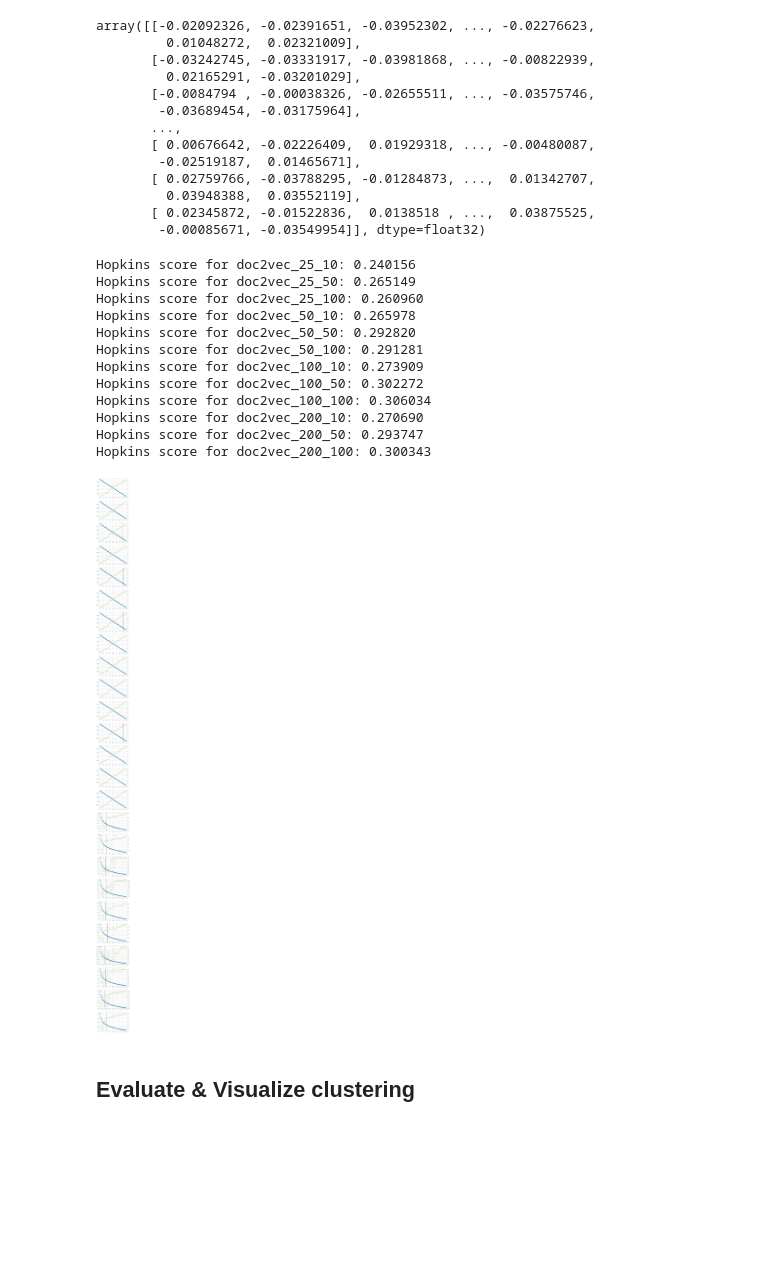
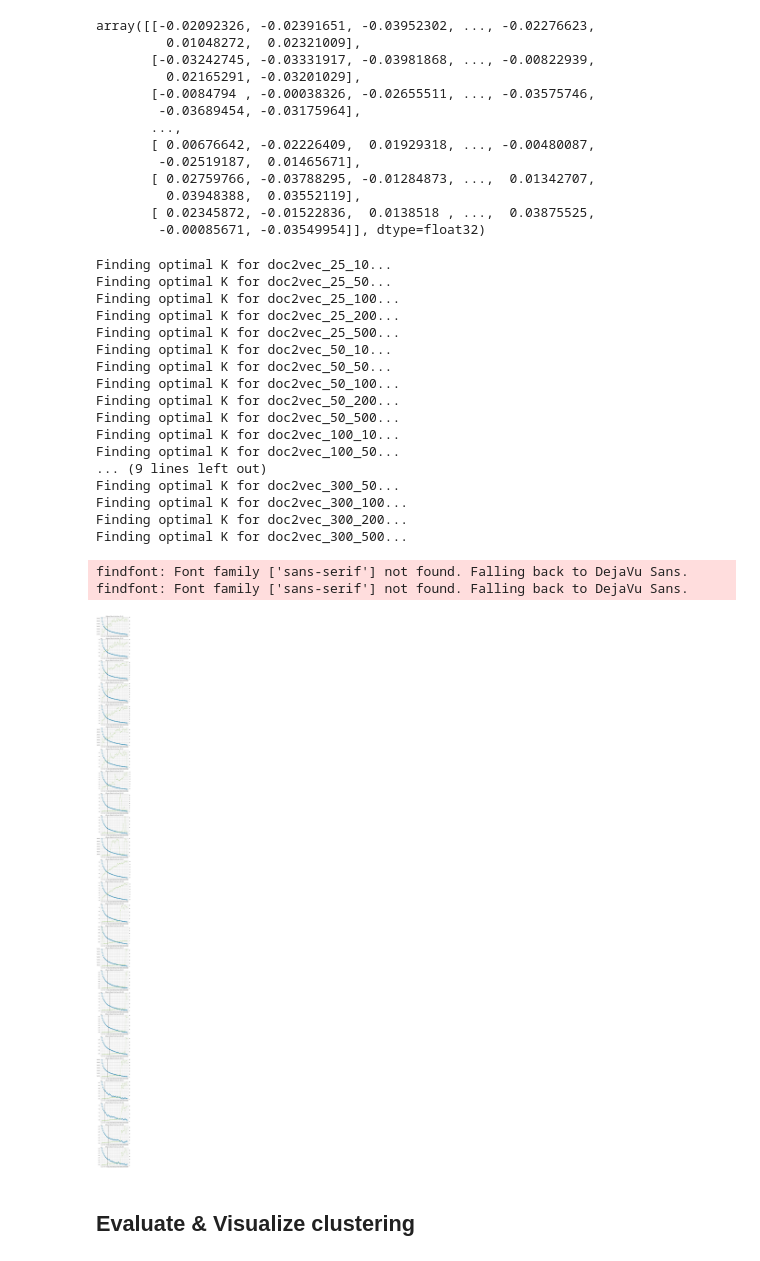
Before and after one commit to Fassty/mff, a Jupyter notebook: bachelor_thesis/notebooks/Interactive Clustering & Visualization.ipynb, the cells around one changed output. Drawn from its saved outputs; the diff is of its cells as text; code cells hidden in the pictures; blank space fills up the shorter version.

```diff
--- a/bachelor_thesis/notebooks/Interactive Clustering & Visualization.ipynb
+++ b/bachelor_thesis/notebooks/Interactive Clustering & Visualization.ipynb
@@ -126,0 +123,6 @@ Aplikace environmentálního účetnictví na mikroekonomické a makroekonomick
+# %%
+processed_data = cleaned_df.apply(' '.join, axis=1).astype(str)
+
+for transform in multisel_transforms.value:
+    processed_data = processed_data.apply(transforms[transform])
+    display_head(processed_data)
@@ -214,7 +234,7 @@ def vectorize_using_doc2vec(data):
     results = {}
     tagged_data = [TaggedDocument(words=sentence, tags=[index]) for sentence, index in zip(data, list(data.index))]
     for vs in [25, 50, 100, 200, 300]:
-        for ep in [10, 50, 100, 200, 500]:
+        for ep in [10, 50, 100, 200, 300]:
             vectorized = doc2vec_train(tagged_data, vs, ep)
             results[f'doc2vec_{vs}_{ep}'] = vectorized
     return results
@@ -324,30 +344,40 @@ def calc_hopkins_score(vector):
     print(f'Hopkins score for {name}: {hs:5f}')
 
 for name, vector in results.items():
+    if 'tf-idf' in name: continue
     calc_hopkins_score(vector)
-# %% [output]
-Hopkins score for doc2vec_25_10: 0.240156
-Hopkins score for doc2vec_25_50: 0.265149
-Hopkins score for doc2vec_25_100: 0.260960
-Hopkins score for doc2vec_50_10: 0.265978
-Hopkins score for doc2vec_50_50: 0.292820
-Hopkins score for doc2vec_50_100: 0.291281
-Hopkins score for doc2vec_100_10: 0.273909
-Hopkins score for doc2vec_100_50: 0.302272
-Hopkins score for doc2vec_100_100: 0.306034
-Hopkins score for doc2vec_200_10: 0.270690
-Hopkins score for doc2vec_200_50: 0.293747
-Hopkins score for doc2vec_200_100: 0.300343
 # %%
-fig, axes = plt.subplots(len(res), figsize=(6,120))
+fig, axes = plt.subplots(len(results), figsize=(6,120))
 
-for idx, (name, vector) in enumerate(res.items()):
+for idx, (name, vector) in enumerate(results.items()):
+    print(f'Finding optimal K for {name}...')
     cluster_using_kmeans(vector, axes[idx])
+    axes[idx].set_title(f'KMeans Elbow for {name}')
+    axes[idx].set_xticks(list(range(41)))
 
-plt.savefig('kmeans_elbow_all.png')
+plt.savefig('kmeans_elbow_all_doc2vec_czech.png')
 plt.show()
 # %% [output]
+Finding optimal K for doc2vec_25_10...
+Finding optimal K for doc2vec_25_50...
+Finding optimal K for doc2vec_25_100...
+Finding optimal K for doc2vec_25_200...
+Finding optimal K for doc2vec_25_500...
+Finding optimal K for doc2vec_50_10...
+Finding optimal K for doc2vec_50_50...
+Finding optimal K for doc2vec_50_100...
+Finding optimal K for doc2vec_50_200...
+Finding optimal K for doc2vec_50_500...
+Finding optimal K for doc2vec_100_10...
+Finding optimal K for doc2vec_100_50...
+... (9 lines left out)
+Finding optimal K for doc2vec_300_50...
+Finding optimal K for doc2vec_300_100...
+Finding optimal K for doc2vec_300_200...
+Finding optimal K for doc2vec_300_500...
+findfont: Font family ['sans-serif'] not found. Falling back to DejaVu Sans.
+findfont: Font family ['sans-serif'] not found. Falling back to DejaVu Sans.
-[figure, old version]
+[figure, new version]
 # %% [markdown]
 ## Evaluate & Visualize clustering
 # %%
```
Also changed, not shown: parts of 6 cells of this notebook, 2 other files.
